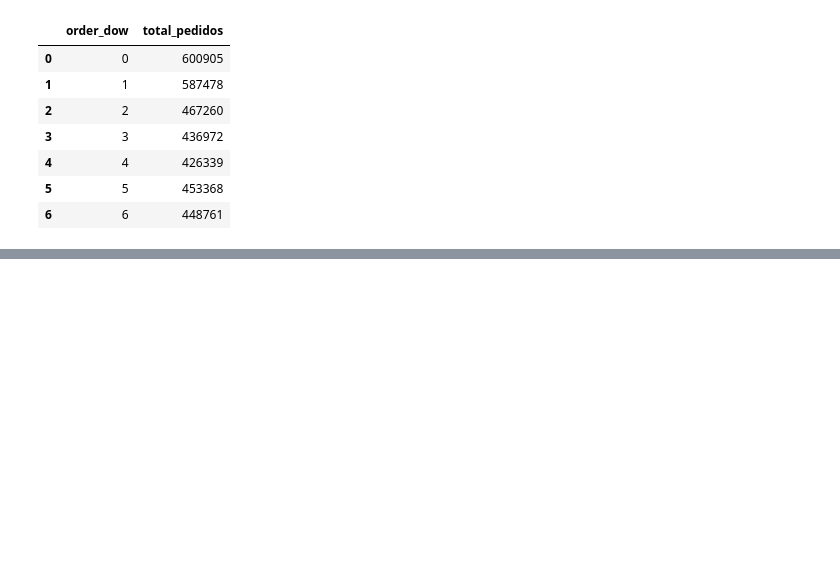
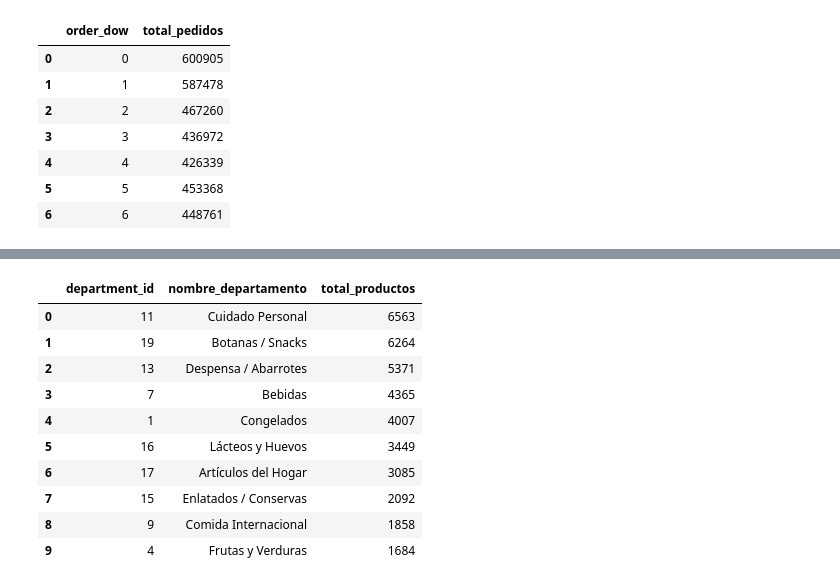
Before and after one commit to danielocutus-tech/practica_sqlite3_profesional, a Jupyter notebook: practica_sqlite3_profesional.ipynb, the cells around one changed output, grey strips where cells are left out. Saved outputs shown, nothing was run; the diff lists cells and outputs as text; code cells hidden in the pictures; blank space fills up the shorter version.

```diff
--- a/practica_sqlite3_profesional.ipynb
+++ b/practica_sqlite3_profesional.ipynb
@@ -330,0 +494,46 @@ display(df_dias)
+# %%
+import sqlite3
+import pandas as pd
+
+conexion = sqlite3.connect('instacart.sqlite')
+
+# Consulta SQL pura usando CASE WHEN para fabricar los nombres en forma de tabla
+query_tabla_nombres = """
+SELECT
+    department_id,
+    CASE department_id
+        WHEN 11 THEN 'Cuidado Personal'
+        WHEN 19 THEN 'Botanas / Snacks'
+        WHEN 13 THEN 'Despensa / Abarrotes'
+        WHEN 7  THEN 'Bebidas'
+        WHEN 1  THEN 'Congelados'
+        WHEN 16 THEN 'Lácteos y Huevos'
+        WHEN 17 THEN 'Artículos del Hogar'
+        WHEN 15 THEN 'Enlatados / Conservas'
+        WHEN 9  THEN 'Comida Internacional'
+        WHEN 4  THEN 'Frutas y Verduras'
+        ELSE 'Otros Departamentos'
+    END AS nombre_departamento,
+    COUNT(*) AS total_productos
+FROM products
+GROUP BY department_id
+ORDER BY total_productos DESC
+LIMIT 10;
+"""
+
+df_completo_deps = pd.read_sql_query(query_tabla_nombres, conexion)
+display(df_completo_deps)
+
+conexion.close()
+# %% [output]
+|  | department_id | nombre_departamento | total_productos |
+| 0 | 11 | Cuidado Personal | 6563 |
+| 1 | 19 | Botanas / Snacks | 6264 |
+| 2 | 13 | Despensa / Abarrotes | 5371 |
+| 3 | 7 | Bebidas | 4365 |
+| 4 | 1 | Congelados | 4007 |
+| 5 | 16 | Lácteos y Huevos | 3449 |
+| 6 | 17 | Artículos del Hogar | 3085 |
+| 7 | 15 | Enlatados / Conservas | 2092 |
+| 8 | 9 | Comida Internacional | 1858 |
+| 9 | 4 | Frutas y Verduras | 1684 |
```
Also changed, not shown: parts of 16 cells of this notebook.
